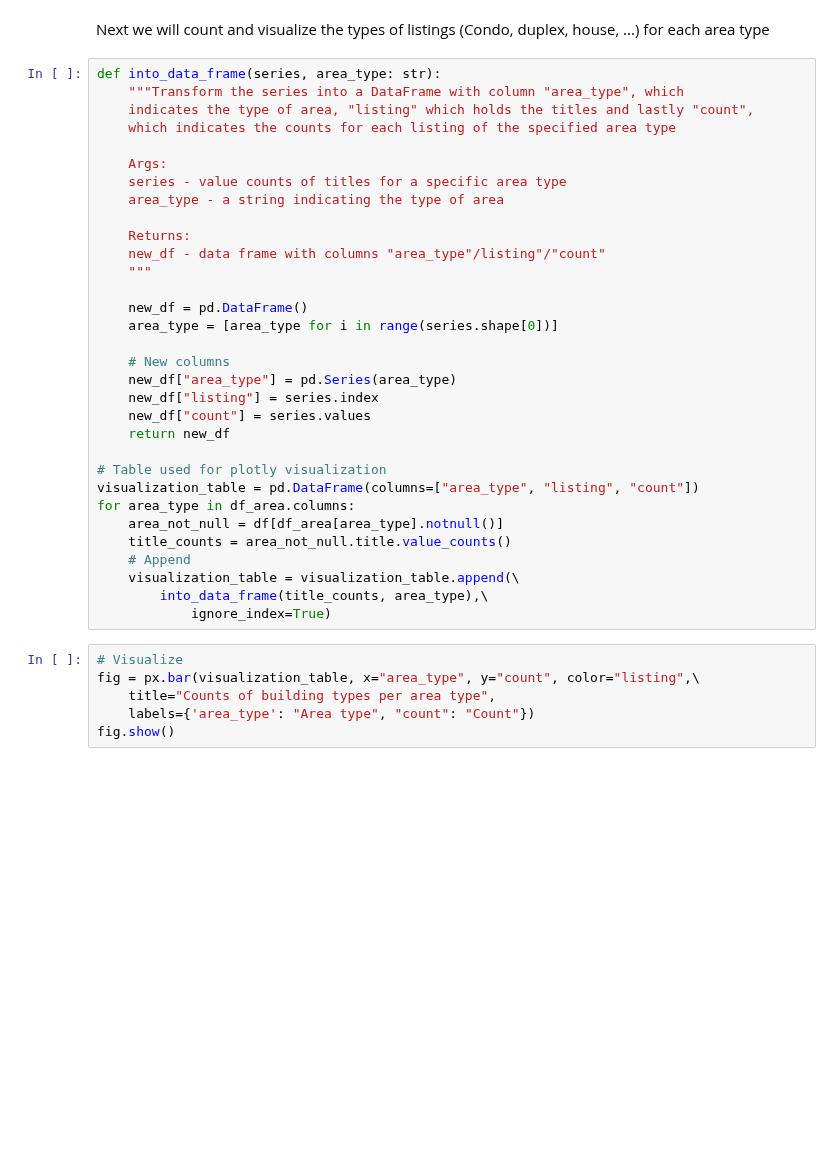
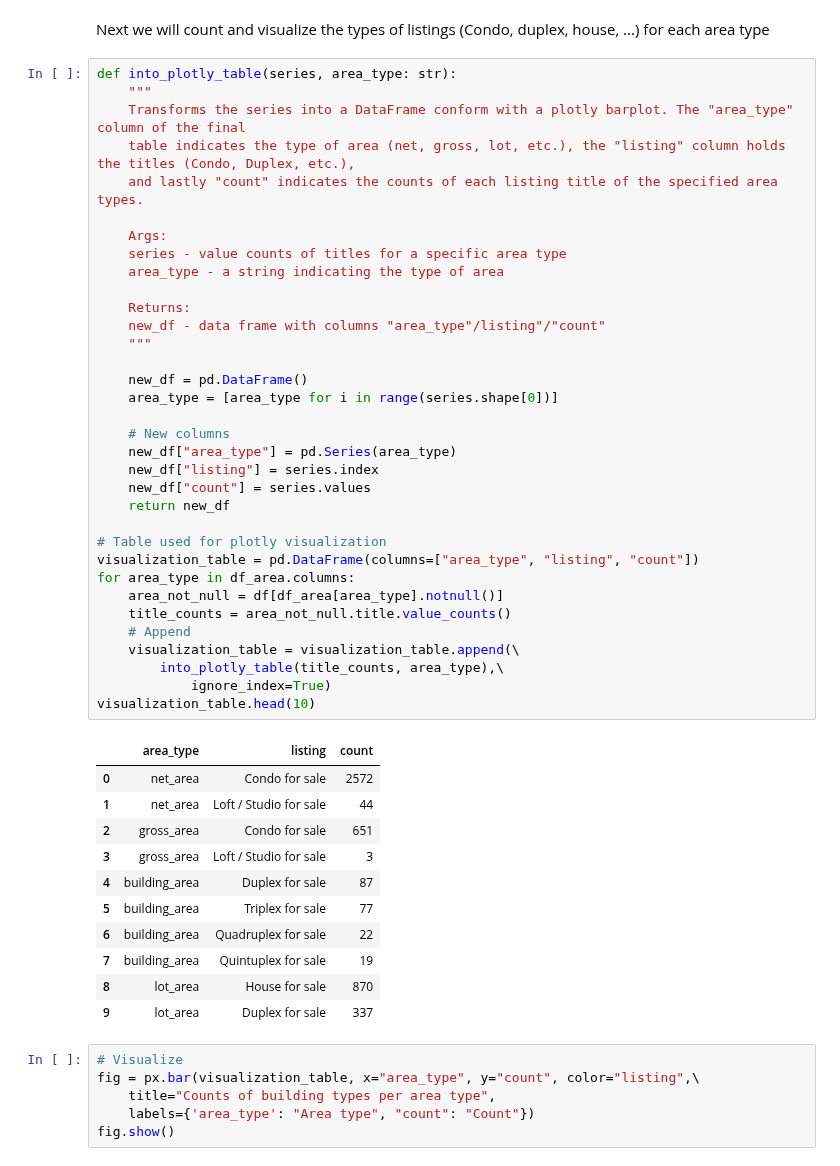
Before and after one commit to Jahnic/Data-Science, a Jupyter notebook: RealEstate/wrangle.ipynb, the cells around one changed output. Drawn from its saved outputs; the diff is of its cells as text; blank space fills up the shorter version.

```diff
--- a/RealEstate/wrangle.ipynb
+++ b/RealEstate/wrangle.ipynb
@@ -636,37 +647,51 @@ Legend:
 # %% [markdown]
 Next we will count and visualize the types of listings (Condo, duplex, house, ...) for each area type
 # %%
-def into_data_frame(series, area_type: str):
-    """Transform the series into a DataFrame with column "area_type", which
-    indicates the type of area, "listing" which holds the titles and lastly "count",
-    which indicates the counts for each listing of the specified area type
+def into_plotly_table(series, area_type: str):
+    """
+    Transforms the series into a DataFrame conform with a plotly barplot. The "area_type" column of the final
+    table indicates the type of area (net, gross, lot, etc.), the "listing" column holds the titles (Condo, Duplex, etc.),
+    and lastly "count" indicates the counts of each listing title of the specified area types.
 
     Args:
     series - value counts of titles for a specific area type
     area_type - a string indicating the type of area
 
     Returns:
     new_df - data frame with columns "area_type"/listing"/"count"
     """
 
     new_df = pd.DataFrame()
     area_type = [area_type for i in range(series.shape[0])]
 
     # New columns
     new_df["area_type"] = pd.Series(area_type)
     new_df["listing"] = series.index
     new_df["count"] = series.values
     return new_df
 
 # Table used for plotly visualization
 visualization_table = pd.DataFrame(columns=["area_type", "listing", "count"])
 for area_type in df_area.columns:
     area_not_null = df[df_area[area_type].notnull()]
     title_counts = area_not_null.title.value_counts()
     # Append
     visualization_table = visualization_table.append(\
-        into_data_frame(title_counts, area_type),\
+        into_plotly_table(title_counts, area_type),\
             ignore_index=True)
+visualization_table.head(10)
+# %% [output]
+|  | area_type | listing | count |
+| 0 | net_area | Condo for sale | 2572 |
+| 1 | net_area | Loft / Studio for sale | 44 |
+| 2 | gross_area | Condo for sale | 651 |
+| 3 | gross_area | Loft / Studio for sale | 3 |
+| 4 | building_area | Duplex for sale | 87 |
+| 5 | building_area | Triplex for sale | 77 |
+| 6 | building_area | Quadruplex for sale | 22 |
+| 7 | building_area | Quintuplex for sale | 19 |
+| 8 | lot_area | House for sale | 870 |
+| 9 | lot_area | Duplex for sale | 337 |
 # %%
 # Visualize
 fig = px.bar(visualization_table, x="area_type", y="count", color="listing",\
```
Also changed, not shown: parts of 34 cells of this notebook.
